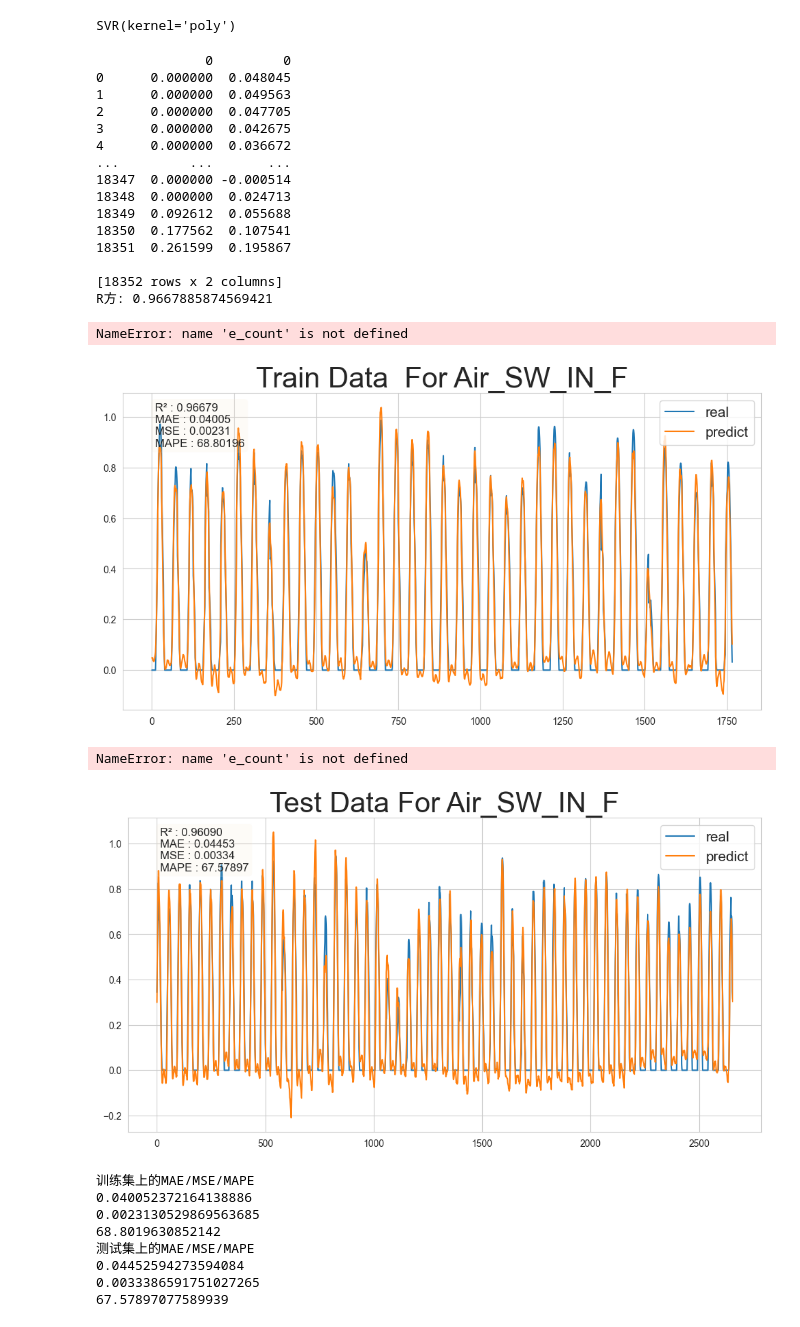
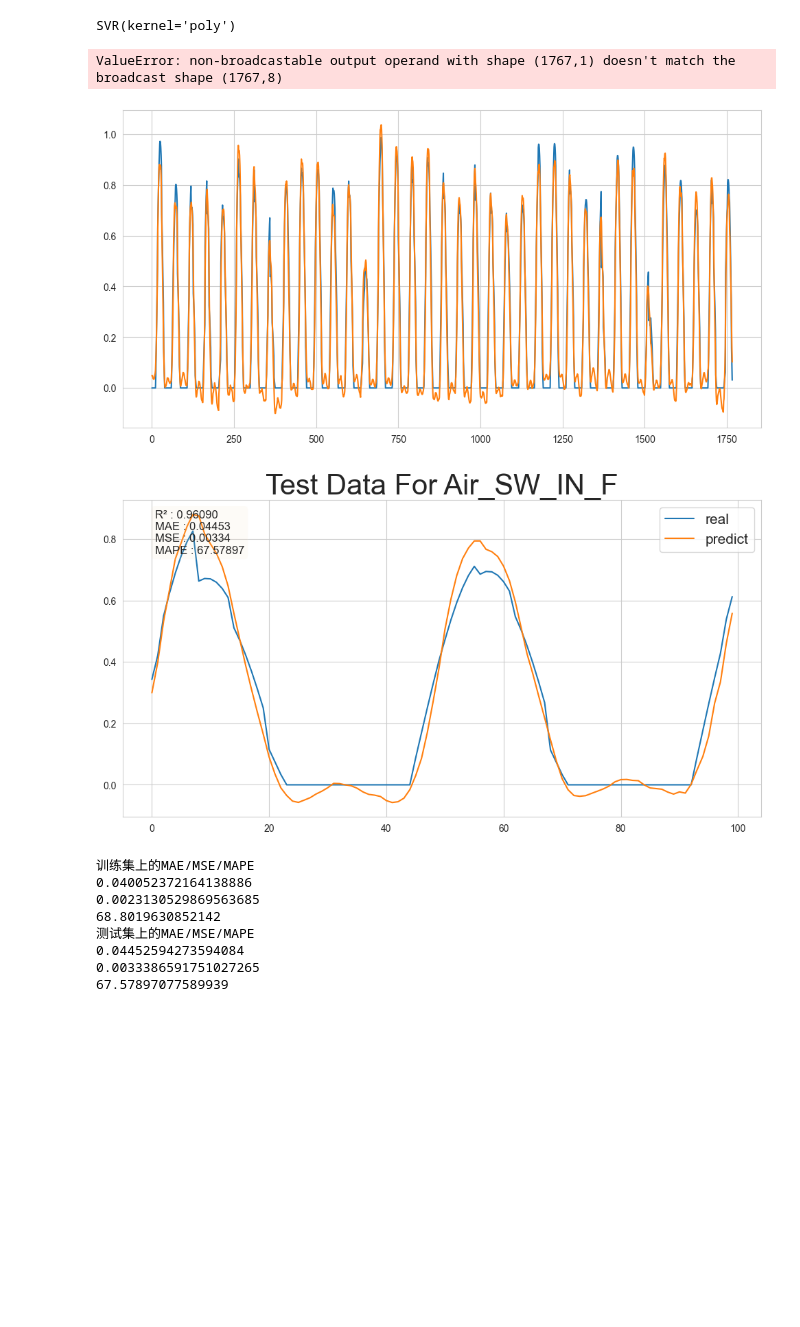
Before and after one commit to AnleHrc/MultiplyUseForMLD, a Jupyter notebook: PaperRelative/SVM/SVM_Regression.ipynb, the cells around one changed output. Drawn from its saved outputs; the diff is of its cells as text; code cells hidden in the pictures; blank space fills up the shorter version.

```diff
--- a/PaperRelative/SVM/SVM_Regression.ipynb
+++ b/PaperRelative/SVM/SVM_Regression.ipynb
@@ -315,60 +311,50 @@ y_pred_test = model.predict(X_test)#测试集预测结果
 from sklearn.metrics import mean_absolute_error
 from sklearn.metrics import mean_squared_error
 
 import math
 def mape(y_true, y_pred):
     return np.mean(np.abs((y_pred - y_true) / y_true)) * 100
 
 draw=pd.concat([pd.DataFrame(y_train),pd.DataFrame(y_pred_train)],axis=1)
 draw.iloc[0:1767,0].plot(figsize=(12,6))
 draw.iloc[0:1767,1].plot(figsize=(12,6))
-print(draw)
+
+a_p = draw.iloc[0:1767,1]
+
+actual_predictions =min_max_scaler.inverse_transform(np.array(a_p).reshape(-1,1))
+print(actual_predictions)
+
 plt.legend(('real', 'predict'),loc='upper right',fontsize='15')
 plt.title("Train Data  For Air_SW_IN_F",fontsize='30') #添加标题
 #展示在训练集上的表现
 from sklearn.metrics import r2_score
 r2 = r2_score(y_train,y_pred_train)
 # plt.text(0.01, 0.95, 'R² - {:.5f}'.format(r2),transform=plt.gca().transAxes, fontsize=13)
 # plt.text(0.01, 0.87, 'MAE - {:.5f}'.format(mean_absolute_error(y_pred_train, y_train)), transform=plt.gca().transAxes, fontsize=13)
 # plt.text(0.01, 0.79, 'MSE - {:.5f}'.format(mean_squared_error(y_pred_train, y_train)), transform=plt.gca().transAxes, fontsize=13)
 # plt.text(0.01, 0.71, 'MAPE - {:.5f}'.format(mape(y_pred_train, y_train) ), transform=plt.gca().transAxes, fontsize=13)
 textstr = '\n'.join((
     'R² : {:.5f}'.format(r2),
     'MAE : {:.5f}'.format(mean_absolute_error(y_pred_train, y_train)),
     'MSE : {:.5f}'.format(mean_squared_error(y_pred_train, y_train)),
     'MAPE : {:.5f}'.format(mape(y_pred_train, y_train))))
 
 props = dict(boxstyle='round', facecolor='wheat', alpha=0.1)
 
 plt.text(0.05, 0.97, textstr, transform=plt.gca().transAxes, fontsize=12, verticalalignment='top', bbox=props)
 print("R方:",r2)
-plt.savefig('../Result/SVM_Image/SVM_TrainData_Air_LR_RF_SVR_SW_IN_F_Prediction_{}.png'.format(e_count))
+# plt.savefig('../Result/SVM_Image/SVM_TrainData_Air_LR_RF_SVR_SW_IN_F_Prediction_{}.png'.format(e_count))
 # %% [output]
-              0         0
-0      0.000000  0.048045
-1      0.000000  0.049563
-2      0.000000  0.047705
-3      0.000000  0.042675
-4      0.000000  0.036672
-...         ...       ...
-18347  0.000000 -0.000514
-18348  0.000000  0.024713
-18349  0.092612  0.055688
-18350  0.177562  0.107541
-18351  0.261599  0.195867
-
-[18352 rows x 2 columns]
-R方: 0.9667885874569421
+ValueError: non-broadcastable output operand with shape (1767,1) doesn't match the broadcast shape (1767,8)
-NameError: name 'e_count' is not defined
-[figure, old version]
+[figure, new version]
 # %%
 #在测试集上的预测
 # y_test_predict=model.predict(X_test)
 # %%
 draw=pd.concat([pd.DataFrame(y_test),pd.DataFrame(y_pred_test)],axis=1);
 # print(draw.iloc[:])
-draw.iloc[:,0].plot(figsize=(12,6))
-draw.iloc[:,1].plot(figsize=(12,6))
+draw.iloc[0:100,0].plot(figsize=(12,6))
+draw.iloc[0:100,1].plot(figsize=(12,6))
 plt.legend(('real', 'predict'),loc='upper right',fontsize='15')
 plt.title("Test Data For Air_SW_IN_F",fontsize='30') #添加标题
 
@@ -391,8 +377,7 @@ plt.text(0.05, 0.97, textstr, transform=plt.gca().transAxes, fontsize=12, vertic
 #保存图片
 plt.savefig('../Result/SVM_Image/SVM_TestData_Air_LR_RF_SVR_Prediction_{}.png'.format(e_count))
 # %% [output]
-NameError: name 'e_count' is not defined
-[figure, old version]
+[figure, new version]
 # %%
  #输出结果
 from sklearn.metrics import mean_absolute_error
```
Also changed, not shown: parts of 4 cells of this notebook, 10 other files.
